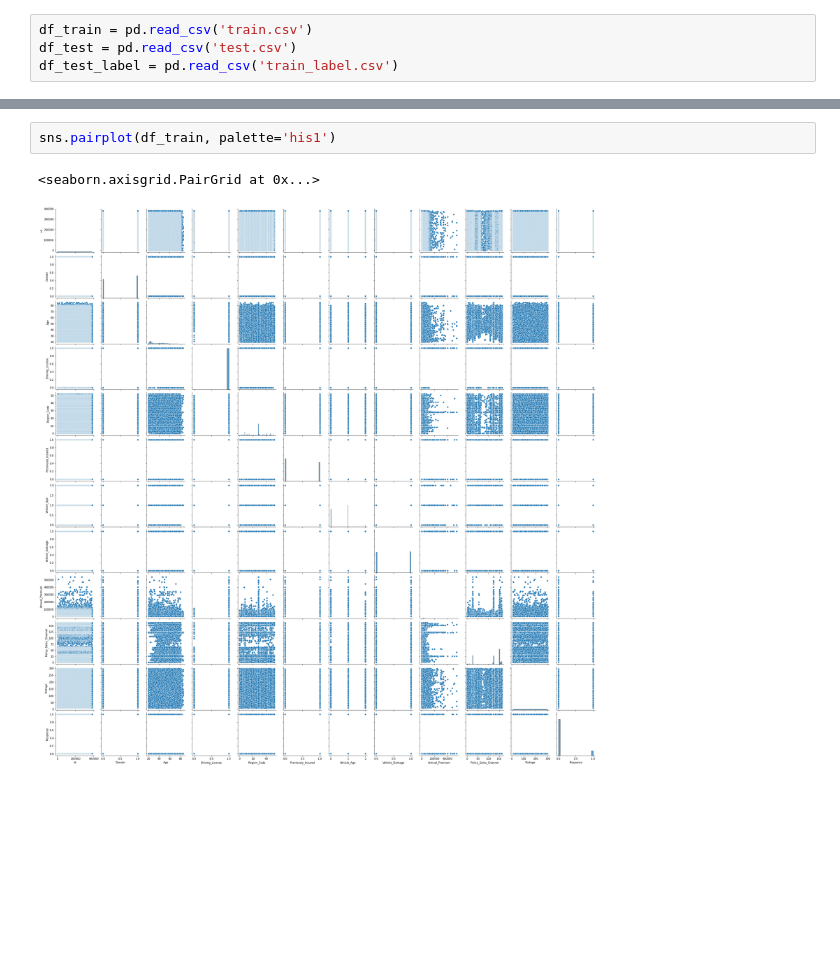
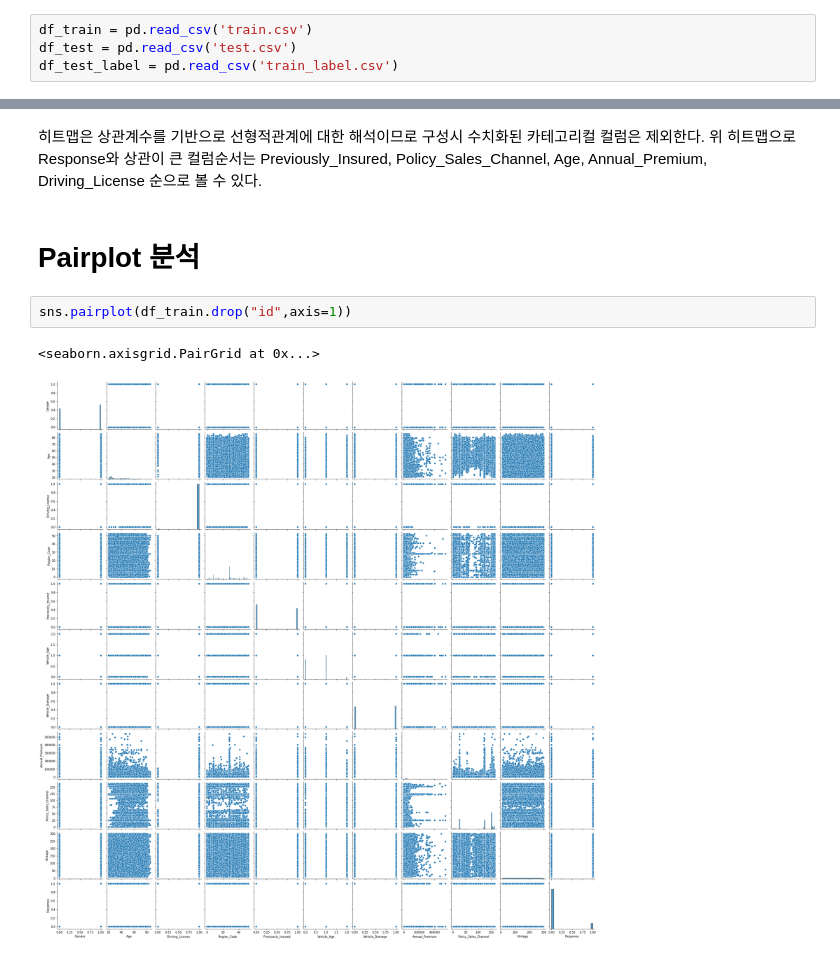
Before and after one commit to PlatiB/AccuPreLab, a Jupyter notebook: 1.EDA/Data_science_EDA.ipynb, the cells around one changed output, grey strips where cells are left out. Saved outputs shown, nothing was run; the diff lists cells and outputs as text; blank space fills up the shorter version.

```diff
--- a/1.EDA/Data_science_EDA.ipynb
+++ b/1.EDA/Data_science_EDA.ipynb
@@ -100,5 +131,11 @@ df_train
+# %% [markdown]
+히트맵은 상관계수를 기반으로 선형적관계에 대한 해석이므로 구성시 수치화된 카테고리컬 컬럼은 제외한다.
+위 히트맵으로 Response와 상관이 큰 컬럼순서는
+Previously_Insured, Policy_Sales_Channel, Age, Annual_Premium, Driving_License 순으로 볼 수 있다.
+# %% [markdown]
+# Pairplot 분석
 # %%
-sns.pairplot(df_train, palette='his1')
+sns.pairplot(df_train.drop("id",axis=1))
 # %% [output]
 <seaborn.axisgrid.PairGrid at 0x...>
-[figure, old version]
+[figure, new version]
```
Also changed, not shown: parts of 67 cells of this notebook, 1 other file.
